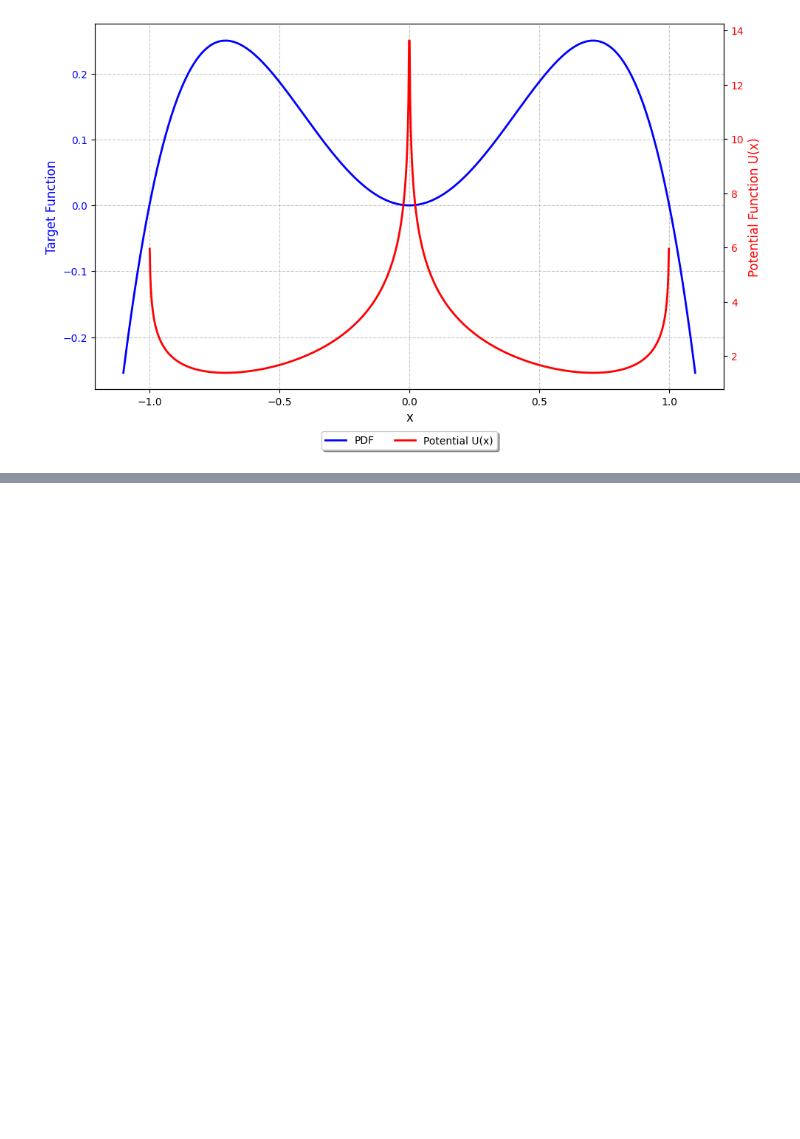
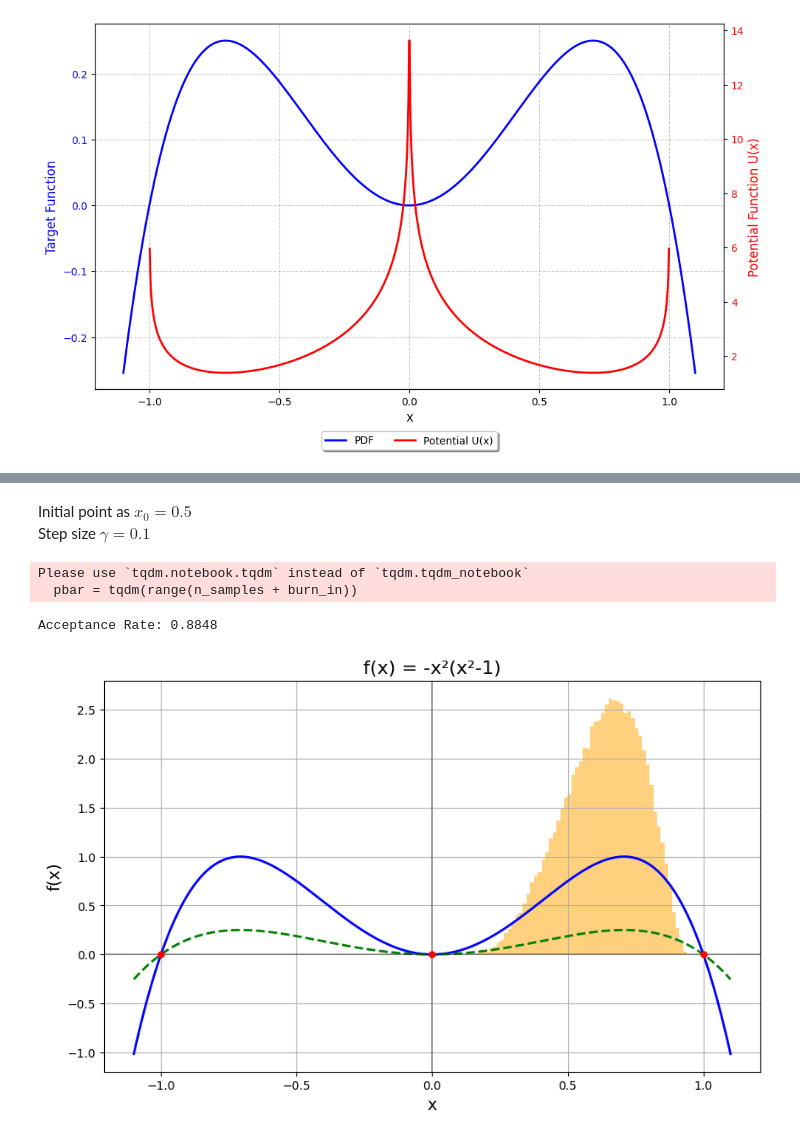
Before and after one commit to hashansl/learning, a Jupyter notebook: statistics/Bayesian/task-2 adam/mala_test.ipynb, the cells around one changed output, grey strips where cells are left out. Cells and saved outputs as stored; diff of their text form; code cells hidden in the pictures; blank space fills up the shorter version.

```diff
--- a/statistics/Bayesian/task-2 adam/mala_test.ipynb
+++ b/statistics/Bayesian/task-2 adam/mala_test.ipynb
@@ -1246,0 +474,35 @@ Max: 1.4059
+# %% [markdown]
+Initial point as $x_0 = 0.5$ \
+Step size $\gamma = 0.1$
+# %%
+# run the MALA
+initial_x = 0.5
+n_samples = 100000
+step = 0.1
+
+samples, acceptance_rate = metropolis_adjusted_langevin_algorithm(potential_function, initial_x, n_samples, step)
+
+print(f"Acceptance Rate: {acceptance_rate:.4f}")
+
+plt.figure(figsize=(10, 6))
+plt.plot(x, y, 'b-', lw=2, label='Normalized PDF')
+plt.plot(x, y_unnormalized, 'g--', lw=2, label='Unnormalized PDF')
+plt.hist(samples, bins=60, density=True, alpha=0.5, color='orange', label='Samples')
+plt.grid(True)
+plt.title('f(x) = -x²(x²-1)', fontsize=16)
+plt.xlabel('x', fontsize=14)
+plt.ylabel('f(x)', fontsize=14)
+plt.axhline(y=0, color='k', linestyle='-', alpha=0.3)
+plt.axvline(x=0, color='k', linestyle='-', alpha=0.3)
+
+# Mark the roots and critical points
+roots = [0, -1, 1]
+for root in roots:
+    plt.plot(root, 0, 'ro', ms=5)
+
+plt.show()
+# %% [output]
+Please use `tqdm.notebook.tqdm` instead of `tqdm.tqdm_notebook`
+  pbar = tqdm(range(n_samples + burn_in))
+Acceptance Rate: 0.8848
+[figure, added]
```
Also changed, not shown: parts of 52 cells of this notebook, 3 other files.
